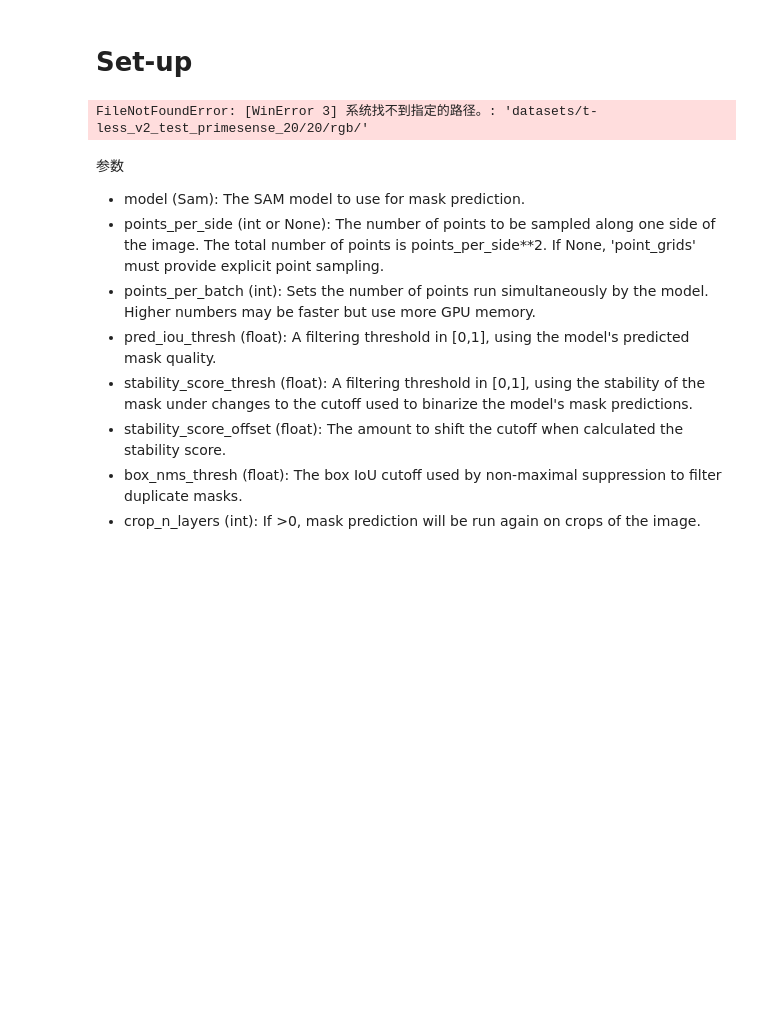
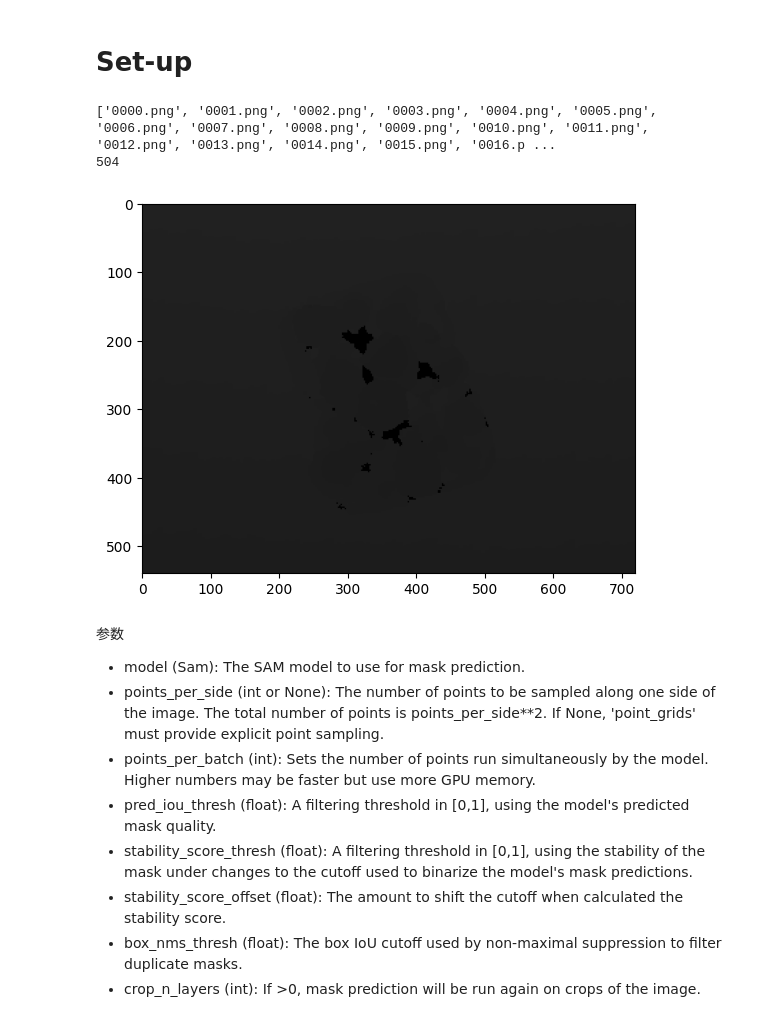
Before and after one commit to Ykiiii/segment-anything, a Jupyter notebook: yk_experiment_3Dseg_20231128.ipynb, the cells around one changed output. Drawn from its saved outputs; the diff is of its cells as text; code cells hidden in the pictures; blank space fills up the shorter version.

```diff
--- a/yk_experiment_3Dseg_20231128.ipynb
+++ b/yk_experiment_3Dseg_20231128.ipynb
@@ -83,19 +83,21 @@ def show_anns(anns):
         img[m] = color_mask
     ax.imshow(img)
 # %%
-rgbdir = 'datasets/t-less_v2_test_primesense_20/20/rgb/'
+rgbdir = "E:\\DataSets\\t-less_v2\\test_primesense\\20\\depth\\"
 rgblist = os.listdir(rgbdir)
 imglist = [element for element in rgblist if '.png' in element]
 print(imglist)
 print(len(imglist))
 image = cv2.imread(rgbdir+imglist[50])
 image = cv2.cvtColor(image, cv2.COLOR_BGR2RGB)
 plt.figure()
 plt.imshow(image)
 plt.axis('on')
 plt.show()
 # %% [output]
-FileNotFoundError: [WinError 3] 系统找不到指定的路径。: 'datasets/t-less_v2_test_primesense_20/20/rgb/'
+['0000.png', '0001.png', '0002.png', '0003.png', '0004.png', '0005.png', '0006.png', '0007.png', '0008.png', '0009.png', '0010.png', '0011.png', '0012.png', '0013.png', '0014.png', '0015.png', '0016.p ...
+504
+[figure, added]
 # %%
 import sys
 sys.path.append("..")
```
Also changed, not shown: parts of 7 cells of this notebook.
